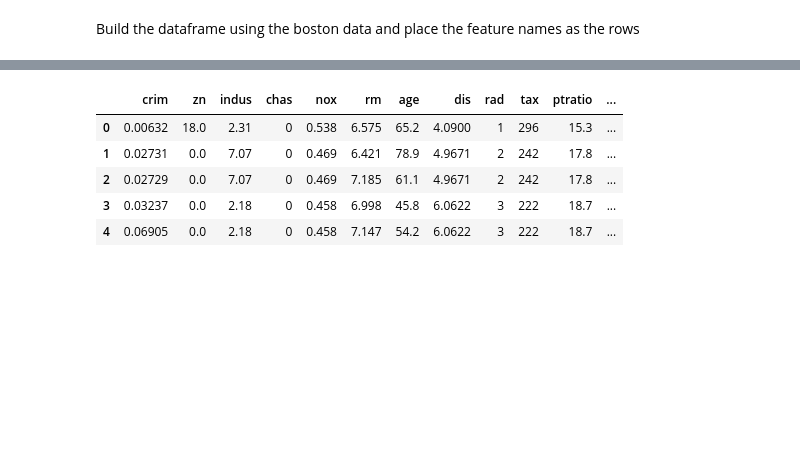
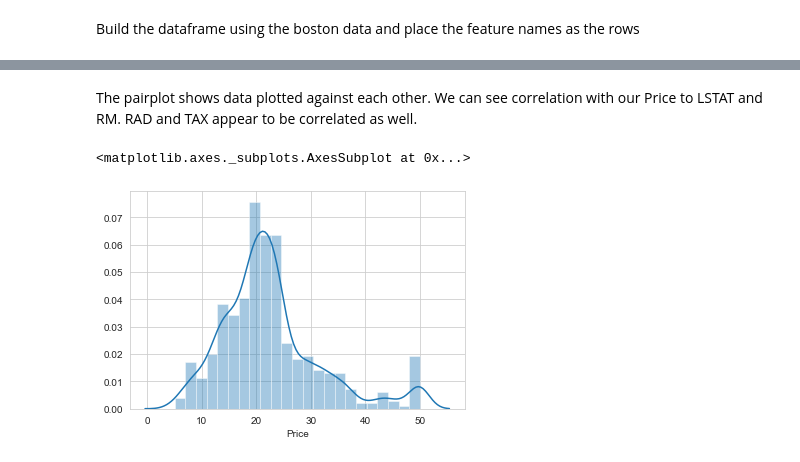
Before and after one commit to NurseQ/Machine-Learning-and-Statistics-Project-2019, a Jupyter notebook: Machine-Learning-and-Statistics-Project.ipynb, the cells around one changed output, grey strips where cells are left out. Drawn from its saved outputs; the diff is of its cells as text; code cells hidden in the pictures; blank space fills up the shorter version.

Commit message:
created dataframe and added exploratory code to project

```diff
--- a/Machine-Learning-and-Statistics-Project.ipynb
+++ b/Machine-Learning-and-Statistics-Project.ipynb
@@ -131,9 +134,9 @@ bost = pd.read_csv("boston_housing.csv")
-# %%
-bost.head()
-# %% [output]
-|  | crim | zn | indus | chas | nox | rm | age | dis | rad | tax | ptratio | ... |
-| 0 | 0.00632 | 18.0 | 2.31 | 0 | 0.538 | 6.575 | 65.2 | 4.0900 | 1 | 296 | 15.3 | ... |
-| 1 | 0.02731 | 0.0 | 7.07 | 0 | 0.469 | 6.421 | 78.9 | 4.9671 | 2 | 242 | 17.8 | ... |
-| 2 | 0.02729 | 0.0 | 7.07 | 0 | 0.469 | 7.185 | 61.1 | 4.9671 | 2 | 242 | 17.8 | ... |
-| 3 | 0.03237 | 0.0 | 2.18 | 0 | 0.458 | 6.998 | 45.8 | 6.0622 | 3 | 222 | 18.7 | ... |
-| 4 | 0.06905 | 0.0 | 2.18 | 0 | 0.458 | 7.147 | 54.2 | 6.0622 | 3 | 222 | 18.7 | ... |
+# %% [markdown]
+The pairplot shows data plotted against each other. We can see correlation with our Price to LSTAT and RM. RAD and TAX appear to be correlated as well.
+# %%
+# plot the distribution of Price
+sns.set_style('whitegrid')
+sns.distplot(bdf['Price'])
+# %% [output]
+<matplotlib.axes._subplots.AxesSubplot at 0x...>
+[figure, added]
```
Also changed, not shown: parts of 25 cells of this notebook.
